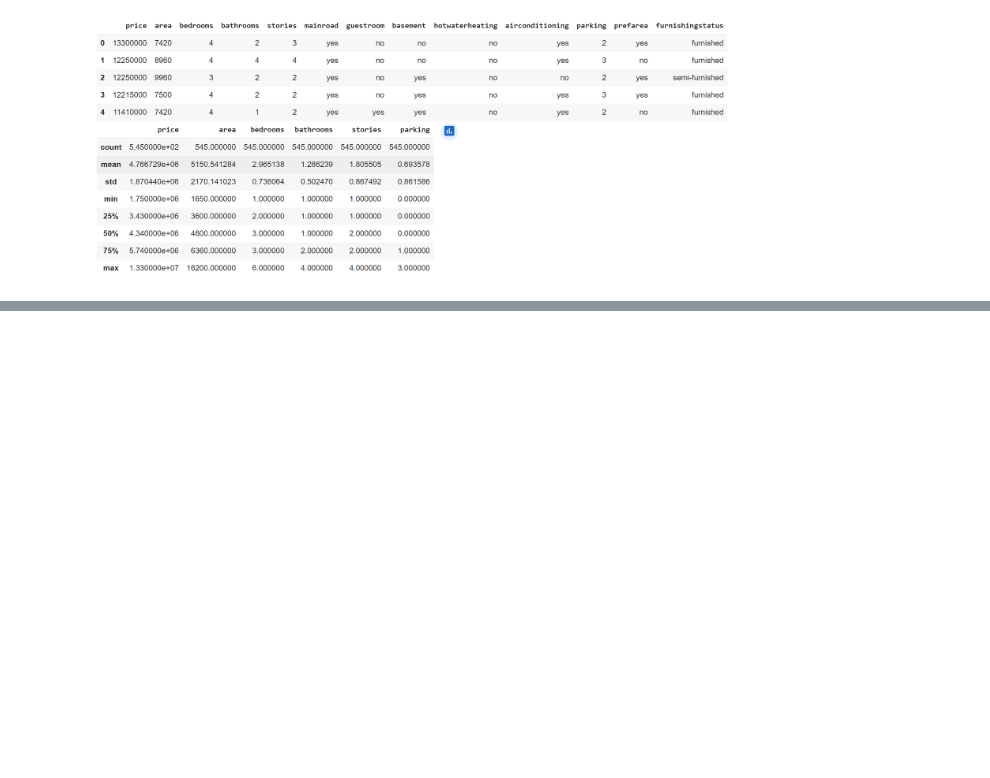
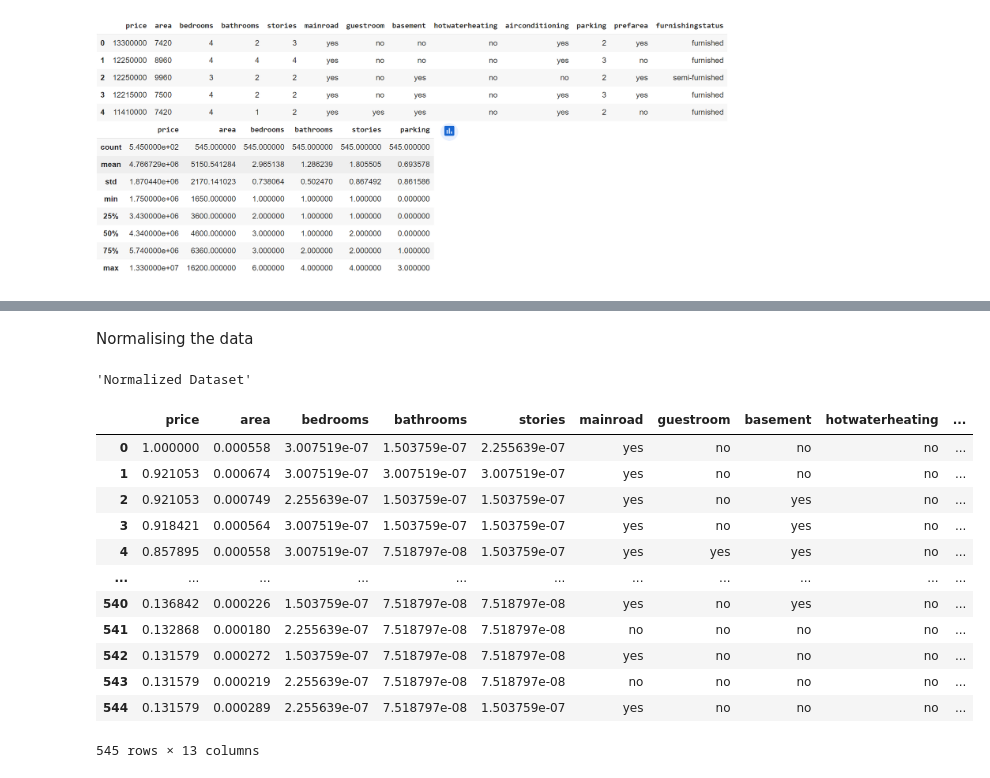
Before and after one commit to Oussoubicodes/CS4287-Assignment-1, a Jupyter notebook: CS4287_Prj1_20242905_20250762.ipynb, the cells around one changed output, grey strips where cells are left out. Cells and saved outputs as stored; diff of their text form; code cells hidden in the pictures; blank space fills up the shorter version.

```diff
--- a/CS4287_Prj1_20242905_20250762.ipynb
+++ b/CS4287_Prj1_20242905_20250762.ipynb
@@ -48,0 +56,37 @@ plt.show()
+# %% [markdown]
+Normalising the data
+# %%
+#iris_unnormalized = iris
+houses_normalised = houses.copy()
+
+# isolate columns with numerical values
+houses_numer = houses.select_dtypes(include=[np.number])
+
+# find max value in each column
+col_maxes = houses_numer.max()
+
+# find overall max value among all columns
+houses_numer_max = col_maxes.max()
+
+# divide all numerical values by overall max value in order to normalize data to a value between 0 and 1
+houses_numer_normalised = houses_numer / houses_numer_max
+
+# reassign normalised values back to their corresponding columns
+houses_normalised[houses_numer_normalised.columns] = houses_numer_normalised
+
+display("Normalised Dataset", houses_normalised)
+# %% [output]
+'Normalized Dataset'
+|  | price | area | bedrooms | bathrooms | stories | mainroad | guestroom | basement | hotwaterheating | ... |
+| 0 | 1.000000 | 0.000558 | 3.007519e-07 | 1.503759e-07 | 2.255639e-07 | yes | no | no | no | ... |
+| 1 | 0.921053 | 0.000674 | 3.007519e-07 | 3.007519e-07 | 3.007519e-07 | yes | no | no | no | ... |
+| 2 | 0.921053 | 0.000749 | 2.255639e-07 | 1.503759e-07 | 1.503759e-07 | yes | no | yes | no | ... |
+| 3 | 0.918421 | 0.000564 | 3.007519e-07 | 1.503759e-07 | 1.503759e-07 | yes | no | yes | no | ... |
+| 4 | 0.857895 | 0.000558 | 3.007519e-07 | 7.518797e-08 | 1.503759e-07 | yes | yes | yes | no | ... |
+| ... | ... | ... | ... | ... | ... | ... | ... | ... | ... | ... |
+| 540 | 0.136842 | 0.000226 | 1.503759e-07 | 7.518797e-08 | 7.518797e-08 | yes | no | yes | no | ... |
+| 541 | 0.132868 | 0.000180 | 2.255639e-07 | 7.518797e-08 | 7.518797e-08 | no | no | no | no | ... |
+| 542 | 0.131579 | 0.000272 | 1.503759e-07 | 7.518797e-08 | 7.518797e-08 | yes | no | no | no | ... |
+| 543 | 0.131579 | 0.000219 | 2.255639e-07 | 7.518797e-08 | 7.518797e-08 | no | no | no | no | ... |
+| 544 | 0.131579 | 0.000289 | 2.255639e-07 | 7.518797e-08 | 1.503759e-07 | yes | no | no | no | ... |
+545 rows × 13 columns
```
Also changed, not shown: parts of 6 cells of this notebook.
